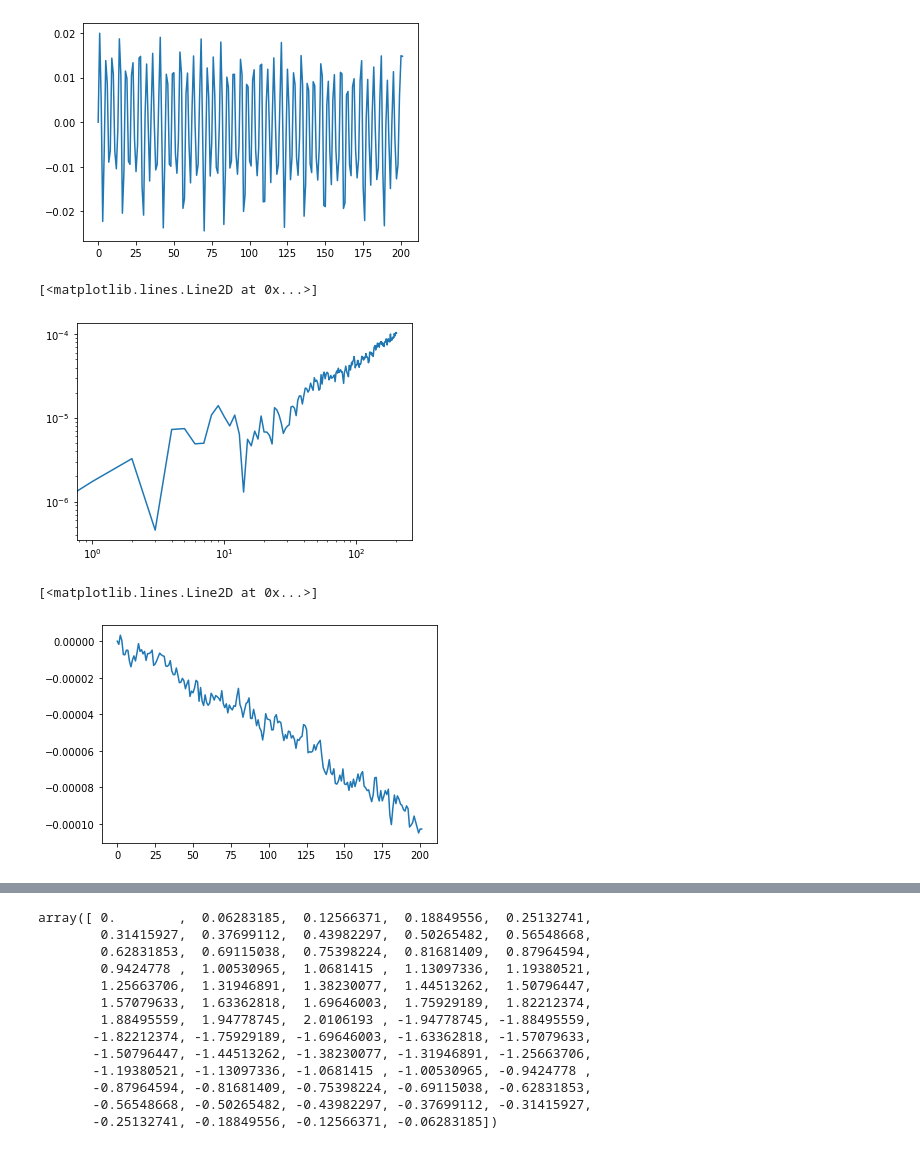
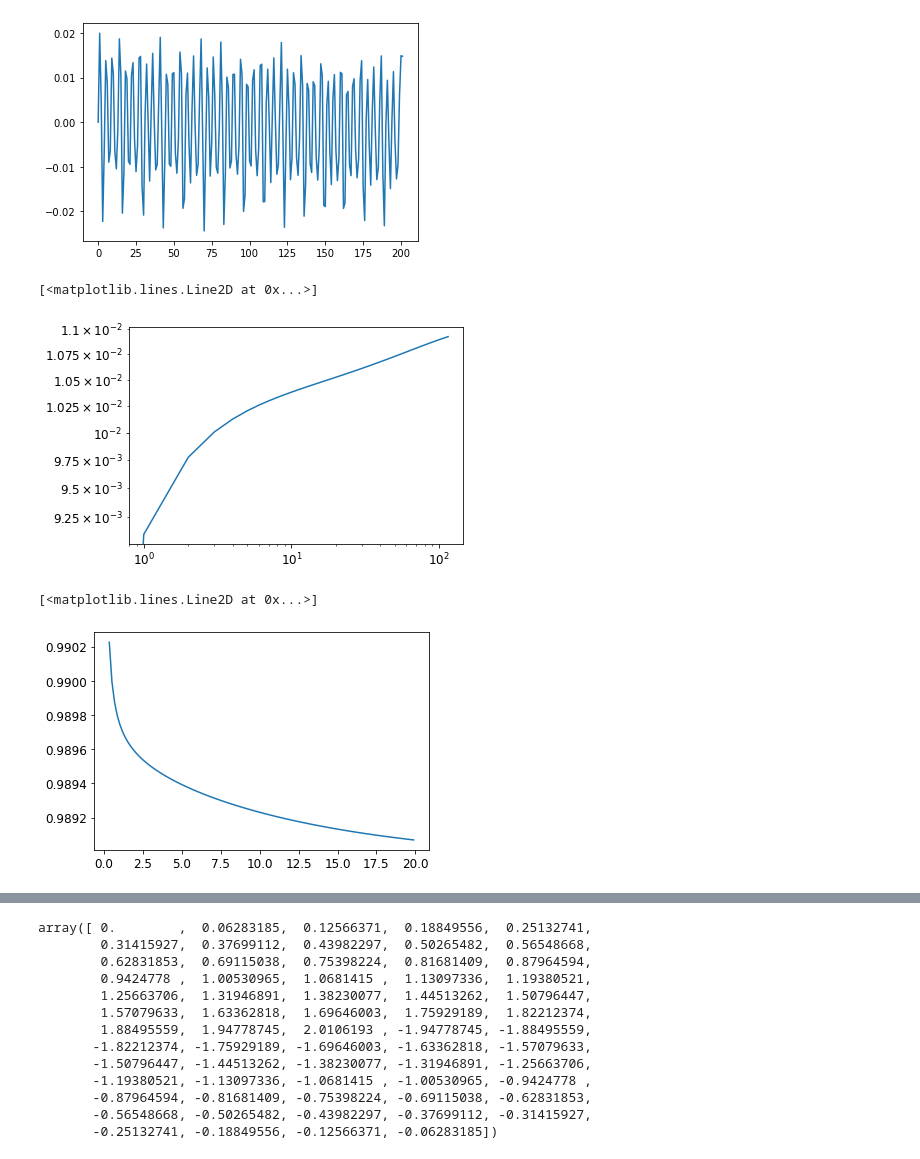
Before and after one commit to Alcauchy/ALLIANCE, a Jupyter notebook: post/ControlOfAlliance.ipynb, the cells around one changed output, grey strips where cells are left out. Drawn from its saved outputs; the diff is of its cells as text; code cells hidden in the pictures.

```diff
--- a/post/ControlOfAlliance.ipynb
+++ b/post/ControlOfAlliance.ipynb
@@ -993,12 +999,13 @@ plt.plot((Wf - Wf[0])/Wf[0])
 [<matplotlib.lines.Line2D at 0x...>]
 [figure]
 # %%
-plt.loglog(np.abs(freeEnergy-freeEnergy[0])/freeEnergy[0])
+plt.loglog(np.abs(freeEnergy[:-2]-freeEnergy[0])/freeEnergy[0])
 # %% [output]
 [<matplotlib.lines.Line2D at 0x...>]
-[figure, old version]
+[figure, new version]
 # %%
-plt.plot((freeEnergy-freeEnergy[0])/freeEnergy[0])
+plt.plot(time[2:],(freeEnergy[2:])/freeEnergy[0])
+#plt.plot(time[2:],np.exp(-time[2:]))
 # %% [output]
 [<matplotlib.lines.Line2D at 0x...>]
-[figure, old version]
+[figure, new version]
```
Also changed, not shown: parts of 35 cells of this notebook, 9 other files.
